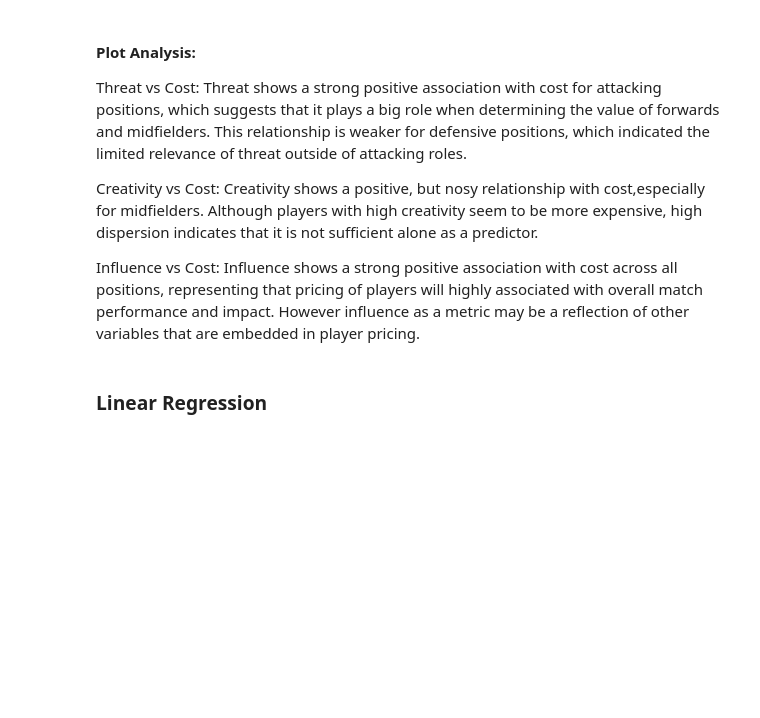
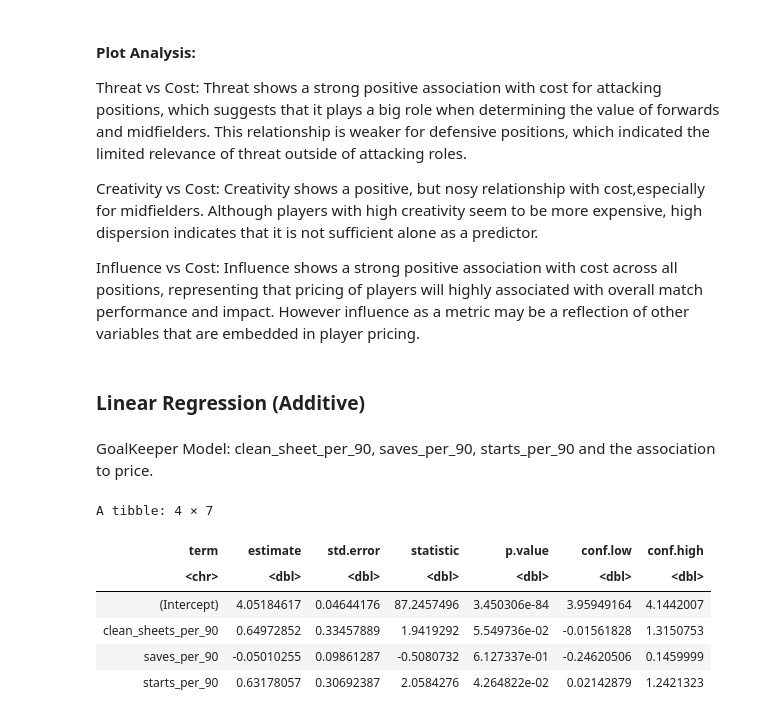
Before and after one commit to Ericckiim/Premier-League-Fantasy-Player-Valuation-Project, a Jupyter notebook: main.ipynb, the cells around one changed output. Saved outputs shown, nothing was run; the diff lists cells and outputs as text; code cells hidden in the pictures; blank space fills up the shorter version.

```diff
--- a/main.ipynb
+++ b/main.ipynb
@@ -159,4 +187,4 @@ Creativity vs Cost: Creativity shows a positive, but nosy relationship with cost
 
 Influence vs Cost: Influence shows a strong positive association with cost across all positions, representing that pricing of players will highly associated with overall match performance and impact. However influence as a metric may be a reflection of other variables that are embedded in player pricing.
 # %% [markdown]
-### Linear Regression
+### Linear Regression (Additive)
@@ -162,0 +203,13 @@ Influence vs Cost: Influence shows a strong positive association with cost acros
+# %% [markdown]
+GoalKeeper Model: clean_sheet_per_90, saves_per_90, starts_per_90 and the association to price.
+# %%
+gk_model <- lm(formula = now_cost ~ clean_sheets_per_90 + saves_per_90 + starts_per_90, data = gk_data)
+tidy(gk_model, conf.int = TRUE)
+# %% [output]
+A tibble: 4 × 7
+| term | estimate | std.error | statistic | p.value | conf.low | conf.high |
+| <chr> | <dbl> | <dbl> | <dbl> | <dbl> | <dbl> | <dbl> |
+| (Intercept) | 4.05184617 | 0.04644176 | 87.2457496 | 3.450306e-84 | 3.95949164 | 4.1442007 |
+| clean_sheets_per_90 | 0.64972852 | 0.33457889 | 1.9419292 | 5.549736e-02 | -0.01561828 | 1.3150753 |
+| saves_per_90 | -0.05010255 | 0.09861287 | -0.5080732 | 6.127337e-01 | -0.24620506 | 0.1459999 |
+| starts_per_90 | 0.63178057 | 0.30692387 | 2.0584276 | 4.264822e-02 | 0.02142879 | 1.2421323 |
```
Also changed, not shown: parts of 23 cells of this notebook.
